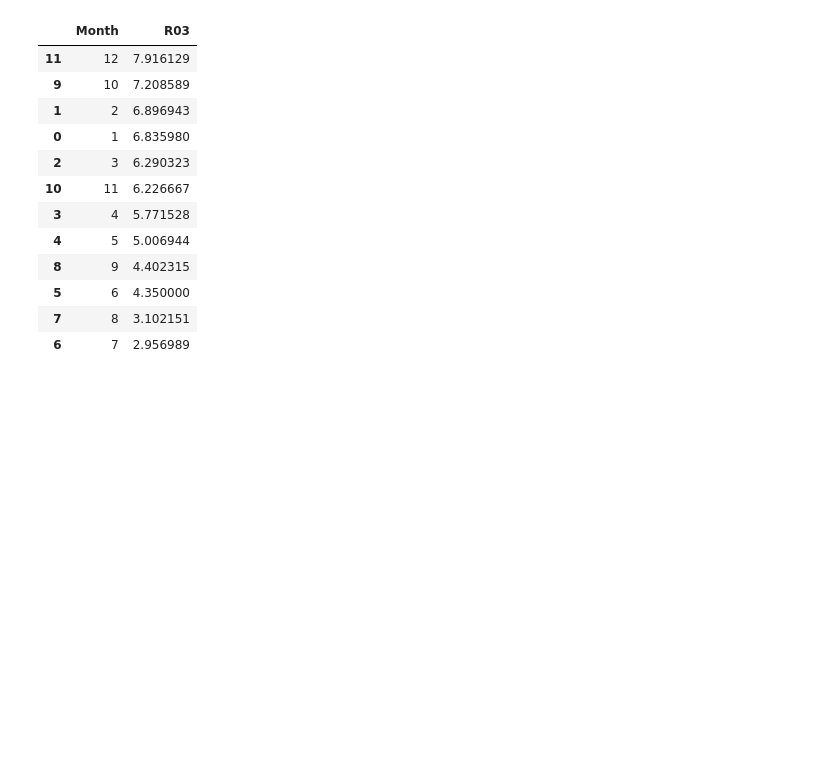
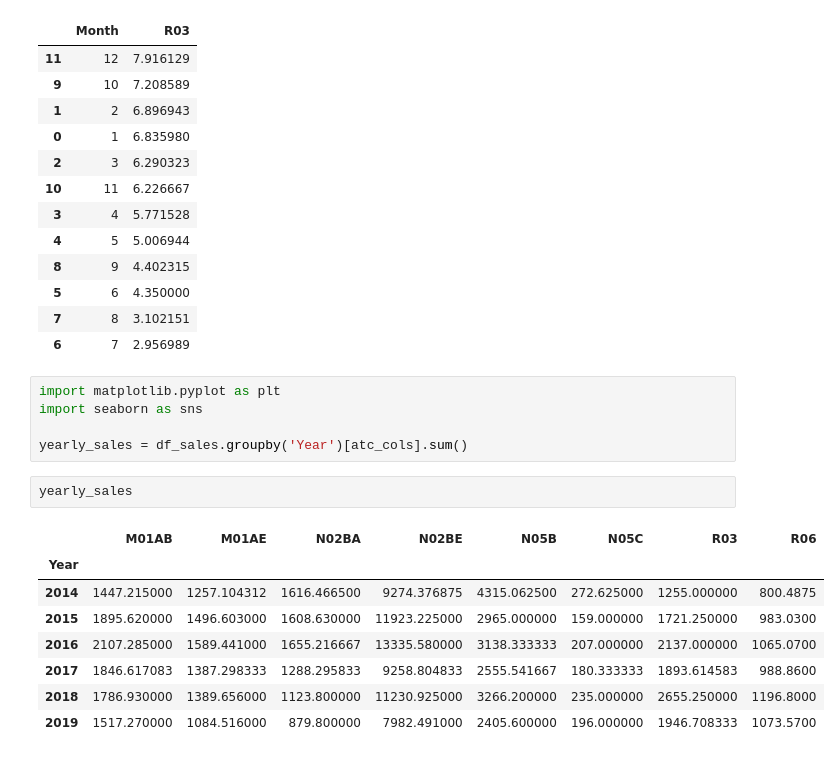
Before and after one commit to neska1505/pharma-sales-analysis, a Jupyter notebook: pharma_sales_analysis.ipynb, the cells around one changed output. Drawn from its saved outputs; the diff is of its cells as text; blank space fills up the shorter version.

```diff
--- a/pharma_sales_analysis.ipynb
+++ b/pharma_sales_analysis.ipynb
@@ -140,3 +140,19 @@ display(monthly_r03.sort_values(by='R03', ascending=False))
 | 5 | 6 | 4.350000 |
 | 7 | 8 | 3.102151 |
 | 6 | 7 | 2.956989 |
+# %%
+import matplotlib.pyplot as plt
+import seaborn as sns
+
+yearly_sales = df_sales.groupby('Year')[atc_cols].sum()
+# %%
+yearly_sales
+# %% [output]
+|  | M01AB | M01AE | N02BA | N02BE | N05B | N05C | R03 | R06 |
+| Year |  |  |  |  |  |  |  |  |
+| 2014 | 1447.215000 | 1257.104312 | 1616.466500 | 9274.376875 | 4315.062500 | 272.625000 | 1255.000000 | 800.4875 |
+| 2015 | 1895.620000 | 1496.603000 | 1608.630000 | 11923.225000 | 2965.000000 | 159.000000 | 1721.250000 | 983.0300 |
+| 2016 | 2107.285000 | 1589.441000 | 1655.216667 | 13335.580000 | 3138.333333 | 207.000000 | 2137.000000 | 1065.0700 |
+| 2017 | 1846.617083 | 1387.298333 | 1288.295833 | 9258.804833 | 2555.541667 | 180.333333 | 1893.614583 | 988.8600 |
+| 2018 | 1786.930000 | 1389.656000 | 1123.800000 | 11230.925000 | 3266.200000 | 235.000000 | 2655.250000 | 1196.8000 |
+| 2019 | 1517.270000 | 1084.516000 | 879.800000 | 7982.491000 | 2405.600000 | 196.000000 | 1946.708333 | 1073.5700 |
```
Also changed, not shown: parts of 1 cell of this notebook.
